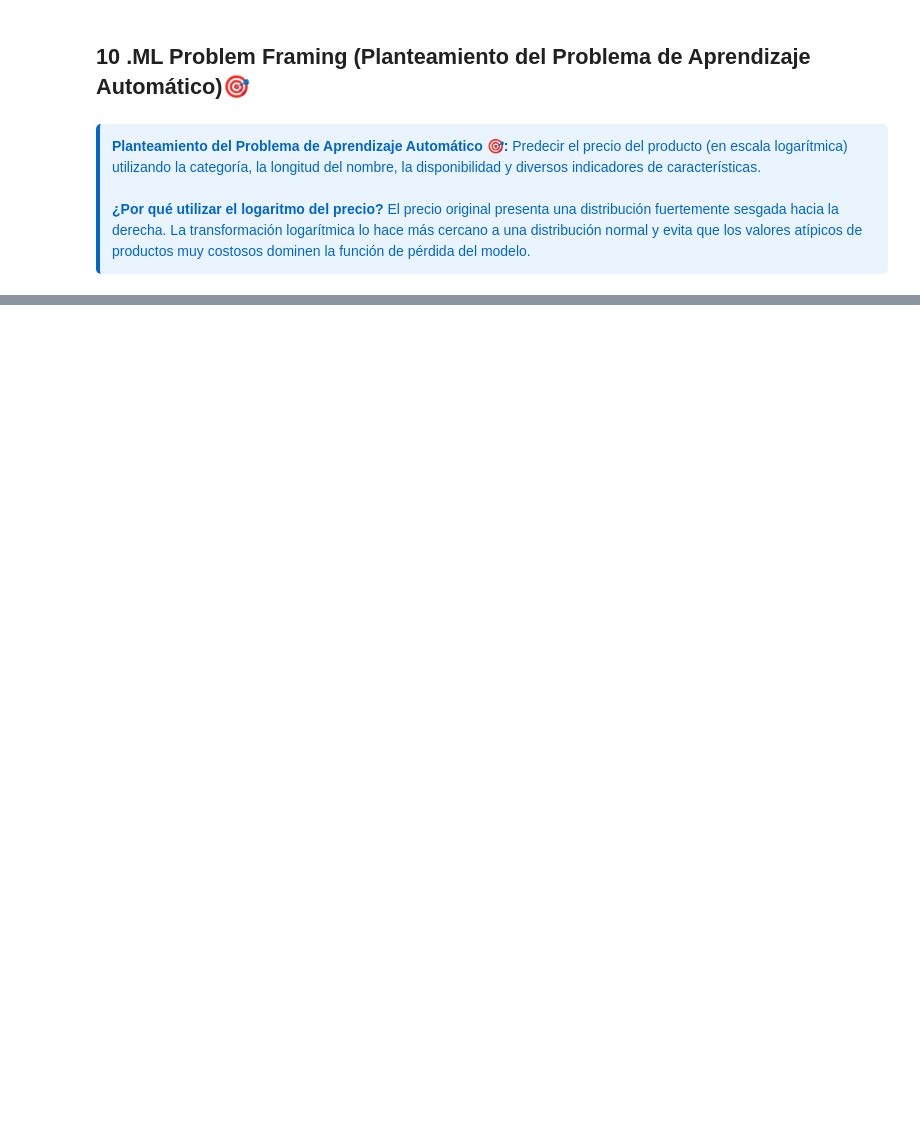
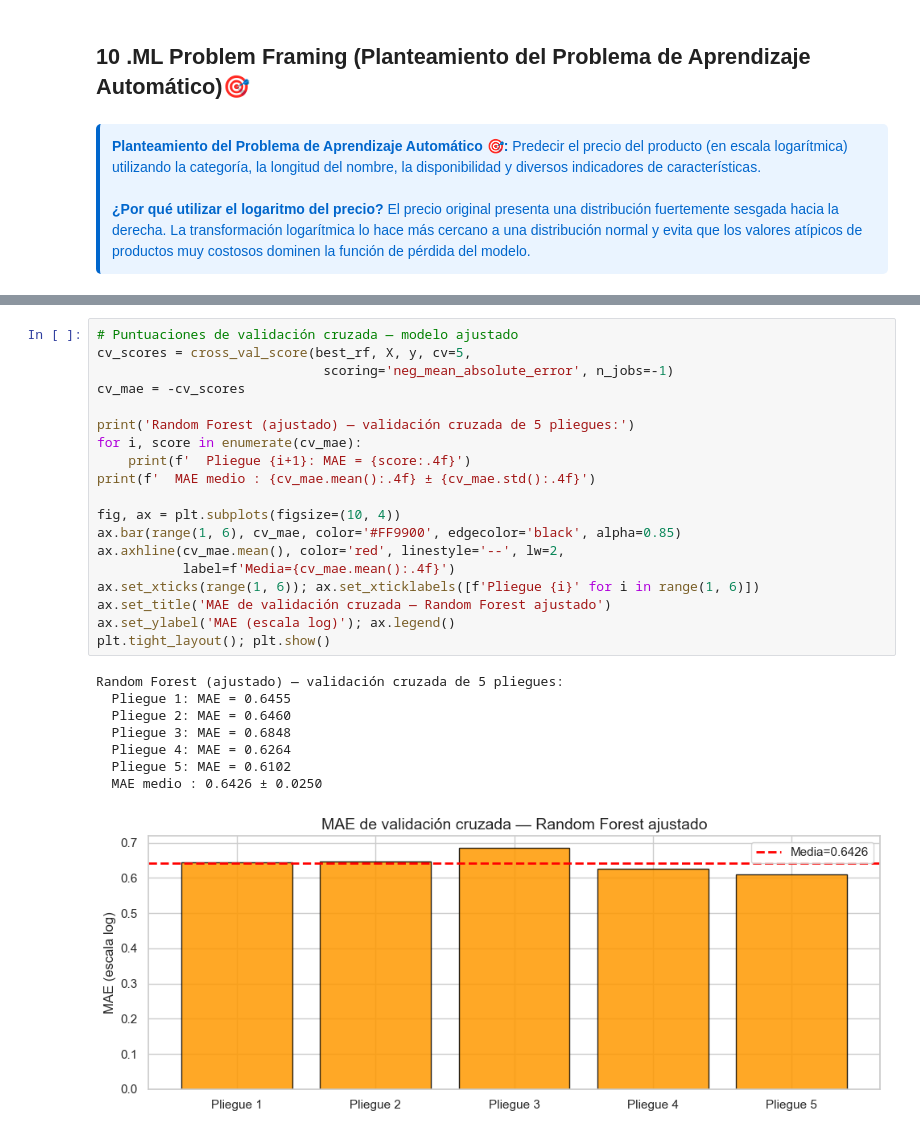
Before and after one commit to Andrea030405/9AIEVND-ADND-Practicas-230379, a Jupyter notebook: Practica04/Practica04.ipynb, the cells around one changed output, grey strips where cells are left out. Drawn from its saved outputs; the diff is of its cells as text; blank space fills up the shorter version.

```diff
--- a/Practica04/Practica04.ipynb
+++ b/Practica04/Practica04.ipynb
@@ -1374,0 +1682,28 @@ Entrenamiento: 874 | Prueba: 219
+# %%
+# Puntuaciones de validación cruzada — modelo ajustado
+cv_scores = cross_val_score(best_rf, X, y, cv=5,
+                             scoring='neg_mean_absolute_error', n_jobs=-1)
+cv_mae = -cv_scores
+
+print('Random Forest (ajustado) — validación cruzada de 5 pliegues:')
+for i, score in enumerate(cv_mae):
+    print(f'  Pliegue {i+1}: MAE = {score:.4f}')
+print(f'  MAE medio : {cv_mae.mean():.4f} ± {cv_mae.std():.4f}')
+
+fig, ax = plt.subplots(figsize=(10, 4))
+ax.bar(range(1, 6), cv_mae, color='#FF9900', edgecolor='black', alpha=0.85)
+ax.axhline(cv_mae.mean(), color='red', linestyle='--', lw=2,
+           label=f'Media={cv_mae.mean():.4f}')
+ax.set_xticks(range(1, 6)); ax.set_xticklabels([f'Pliegue {i}' for i in range(1, 6)])
+ax.set_title('MAE de validación cruzada — Random Forest ajustado')
+ax.set_ylabel('MAE (escala log)'); ax.legend()
+plt.tight_layout(); plt.show()
+# %% [output]
+Random Forest (ajustado) — validación cruzada de 5 pliegues:
+  Pliegue 1: MAE = 0.6455
+  Pliegue 2: MAE = 0.6460
+  Pliegue 3: MAE = 0.6848
+  Pliegue 4: MAE = 0.6264
+  Pliegue 5: MAE = 0.6102
+  MAE medio : 0.6426 ± 0.0250
+[figure, added]
```
Also changed, not shown: parts of 32 cells of this notebook.
